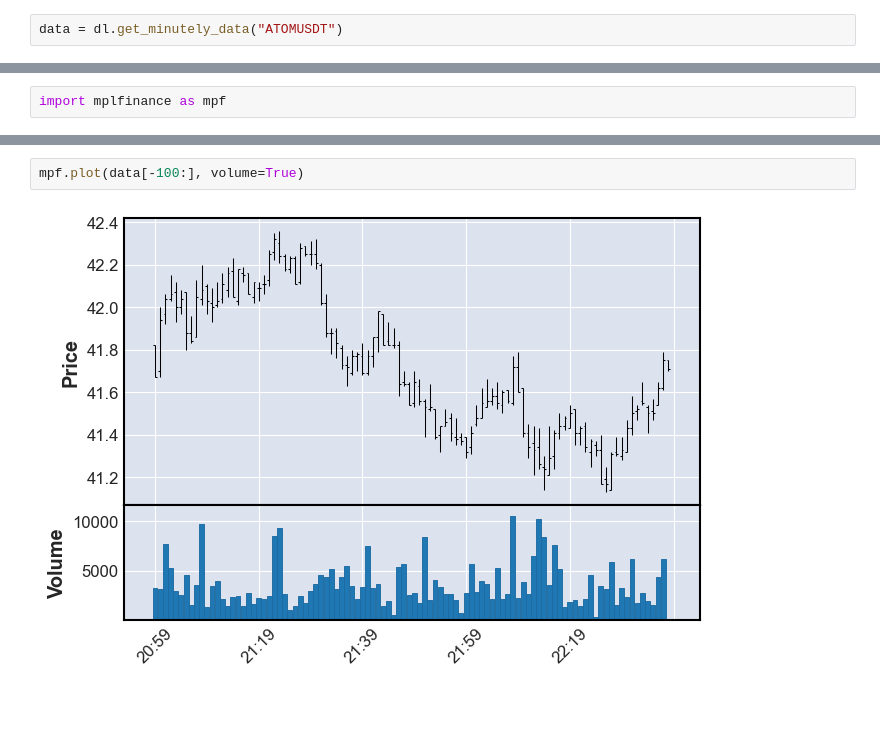
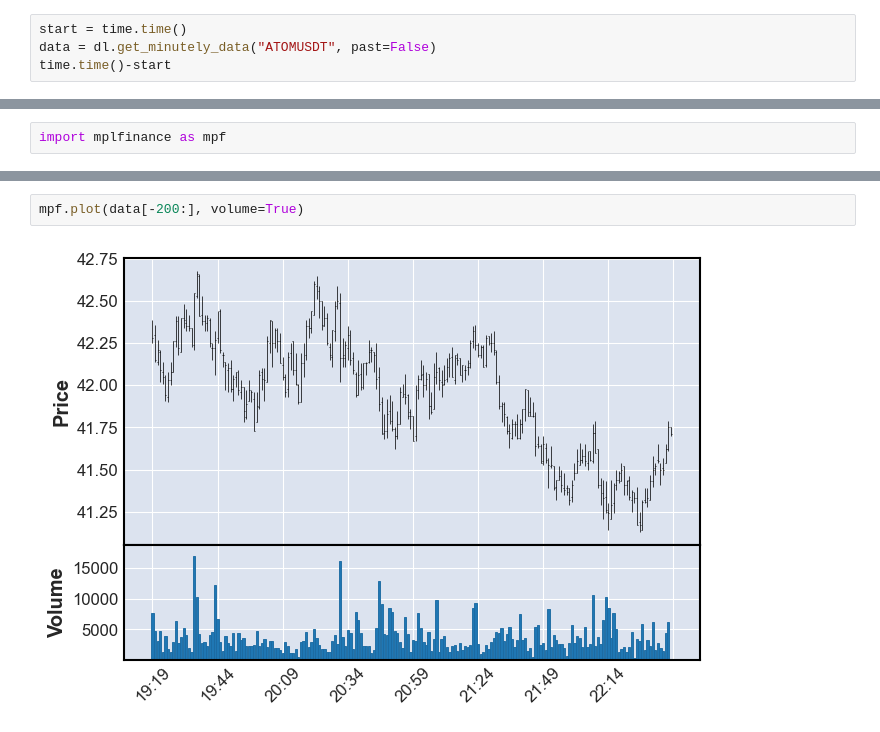
Before and after one commit to sunnymnie/chart-visualizer, a Jupyter notebook: testing.ipynb, the cells around one changed output, grey strips where cells are left out. Drawn from its saved outputs; the diff is of its cells as text; blank space fills up the shorter version.

```diff
--- a/testing.ipynb
+++ b/testing.ipynb
@@ -10,2 +32,4 @@ dl = Downloader()
 # %%
-data = dl.get_minutely_data("ATOMUSDT")
+start = time.time()
+data = dl.get_minutely_data("ATOMUSDT", past=False)
+time.time()-start
@@ -37,4 +132,4 @@ import mplfinance as mpf
 # %%
-mpf.plot(data[-100:], volume=True)
+mpf.plot(data[-200:], volume=True)
 # %% [output]
-[figure, old version]
+[figure, new version]
```
Also changed, not shown: parts of 13 cells of this notebook.
